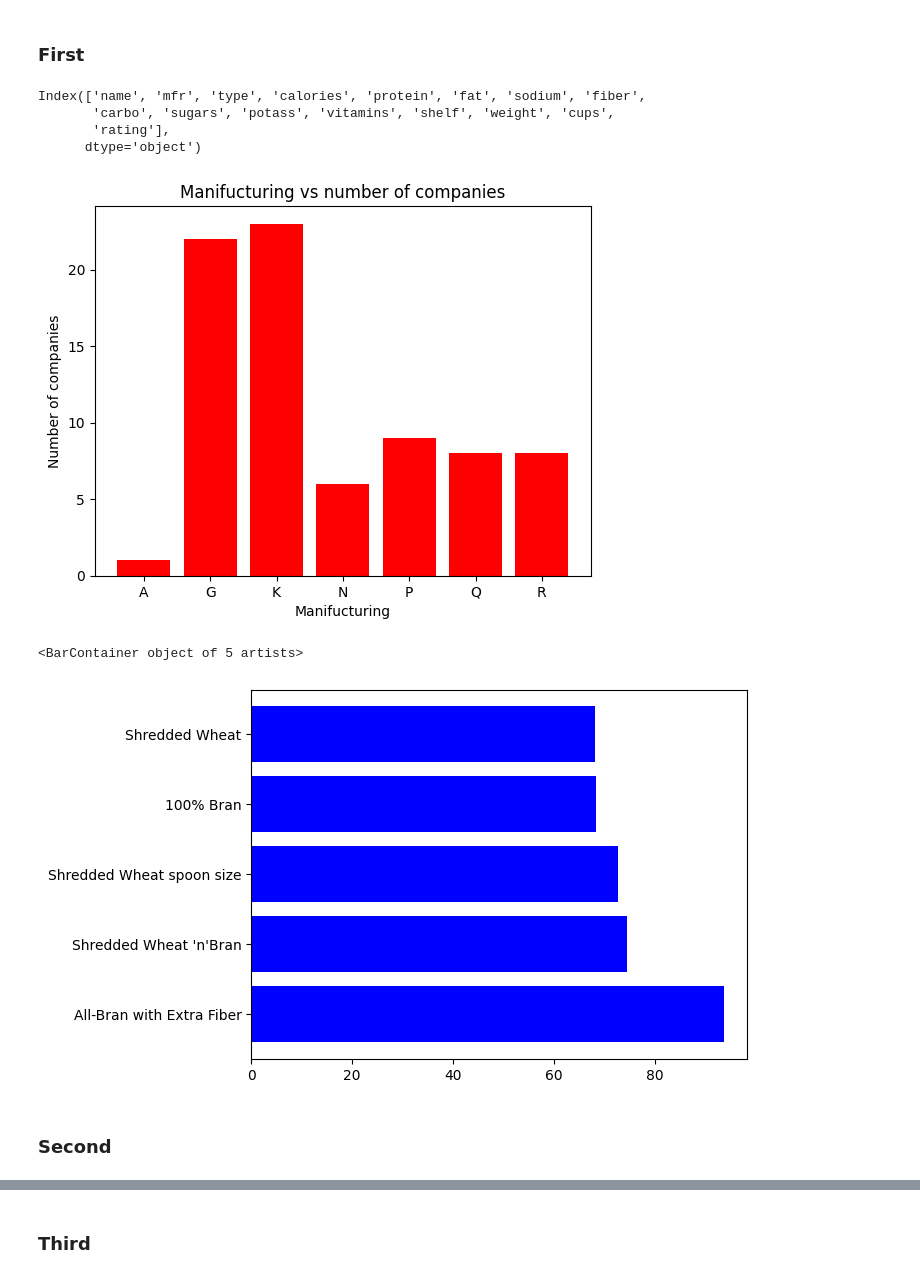
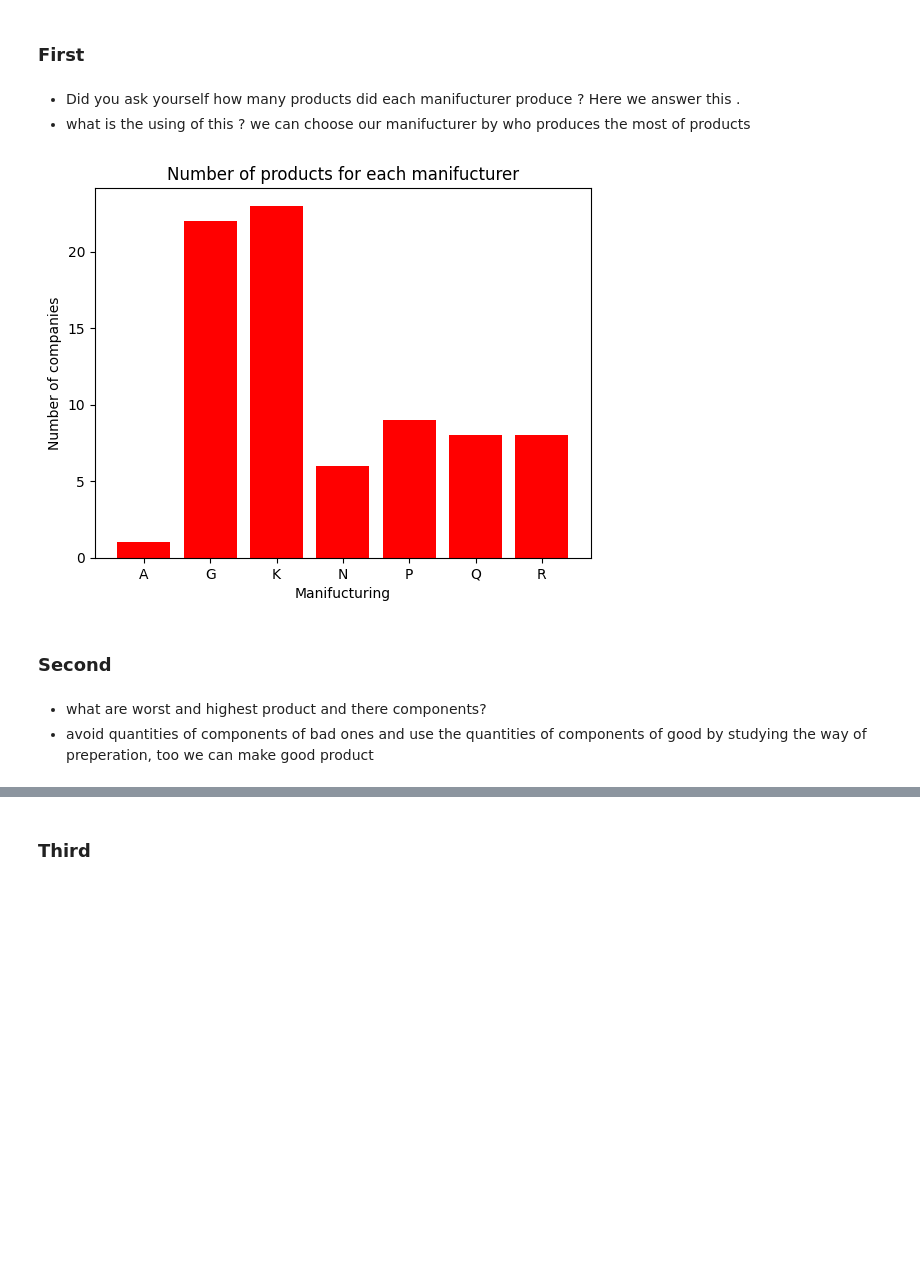
Before and after one commit to zyad-khaled/COGNORISE, a Jupyter notebook: Second task/secondproject.ipynb, the cells around one changed output, grey strips where cells are left out. Drawn from its saved outputs; the diff is of its cells as text; code cells hidden in the pictures; blank space fills up the shorter version.

```diff
--- a/Second task/secondproject.ipynb
+++ b/Second task/secondproject.ipynb
@@ -40,28 +84,25 @@ df.duplicated().sum()
 # Visulisation and analysing
 # %% [markdown]
 ### First
-# %%
-df.columns
-# %% [output]
-Index(['name', 'mfr', 'type', 'calories', 'protein', 'fat', 'sodium', 'fiber',
-       'carbo', 'sugars', 'potass', 'vitamins', 'shelf', 'weight', 'cups',
-       'rating'],
-      dtype='object')
+# %% [markdown]
+- Did you ask yourself how many products did each manifucturer produce ? Here we answer this .
+- what is the using of this ? we can choose our manifucturer by who produces the most of products
 # %%
 mfr_companynom = df.groupby(df["mfr"])["name"].count()
 plt.xlabel("Manifucturing")
 plt.ylabel("Number of companies")
-plt.title("Manifucturing vs number of companies")
+plt.title("Number of products for each manifucturer")
 plt.bar(mfr_companynom.index , mfr_companynom.values , color = "red" )
 plt.show()
 # The highest Manufacturer of cereal is Kellogs
 # The lowest Manufacturer of cereal is American Home Food Products
 # %% [output]
-[figure, old version]
+[figure, new version]
-<BarContainer object of 5 artists>
-[figure, removed]
 # %% [markdown]
 ### Second
+# %% [markdown]
+- what are worst and highest product and there components?
+- avoid quantities of components of bad ones and use the quantities of components of good by studying the way of preperation, too we can make good product
 # %%
 desc_name_rate = df.sort_values("rating" , ascending=False , ignore_index=True).head()
 plt.xlabel("Rating")
```
Also changed, not shown: parts of 25 cells of this notebook, 1 other file.
